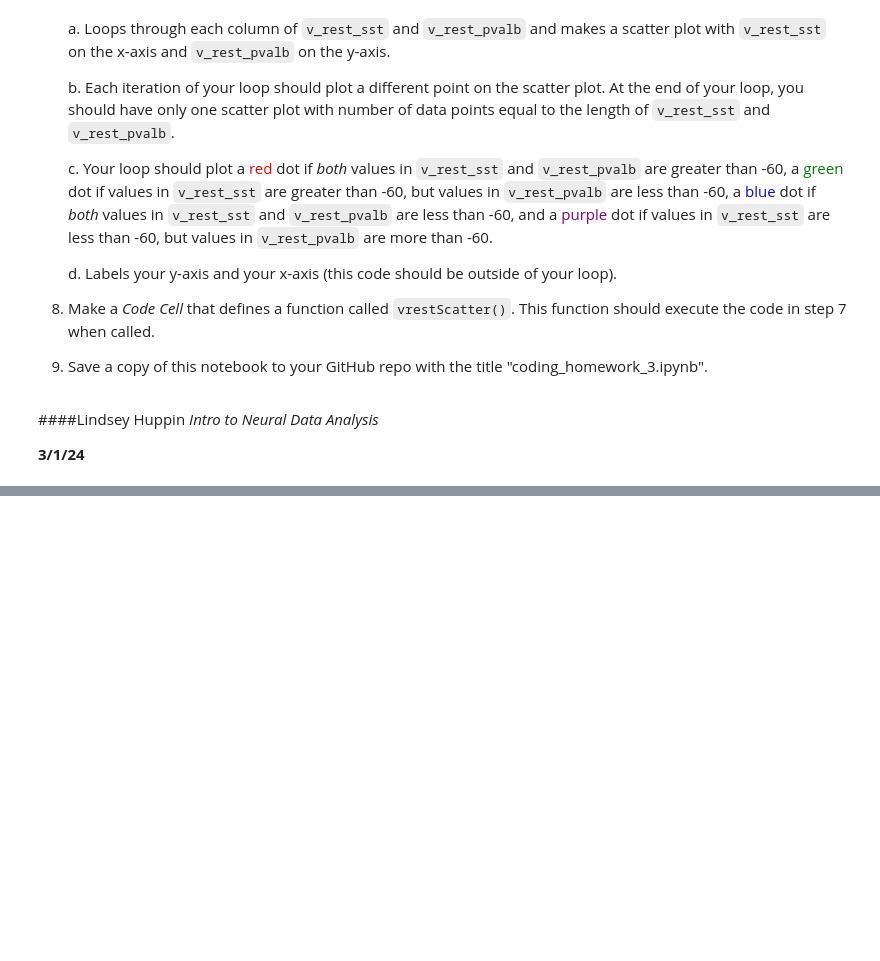
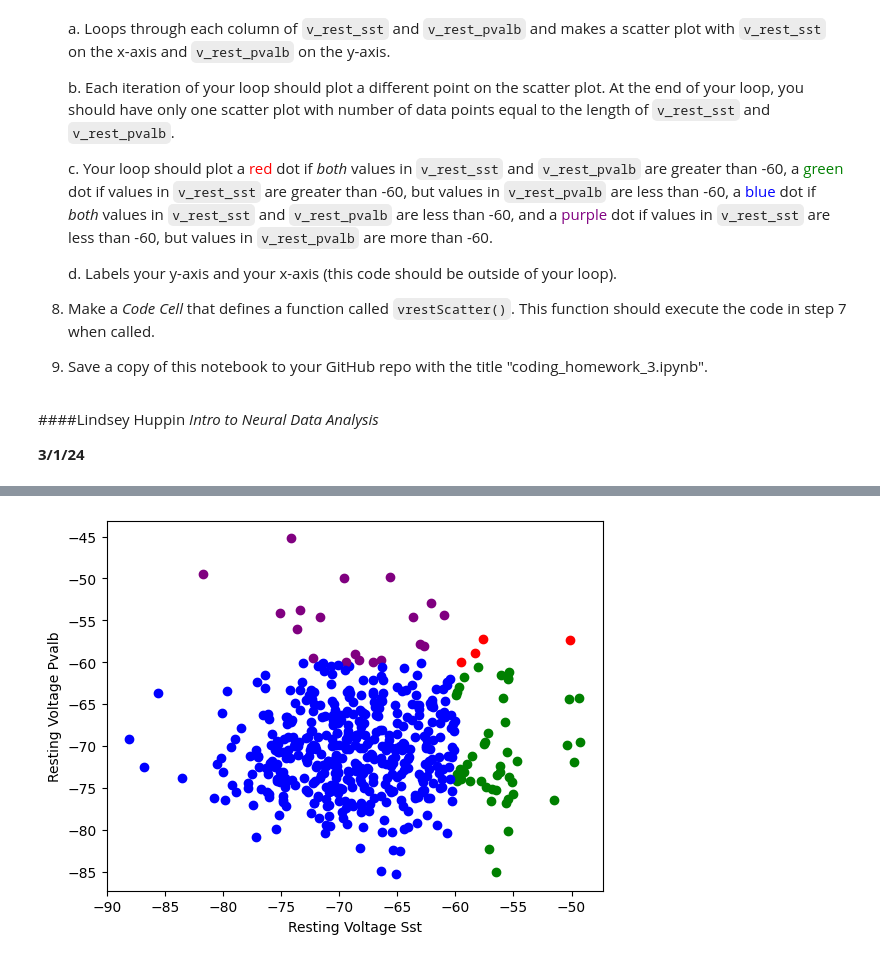
Before and after one commit to lindseyhuppin/Neur265Work, a Jupyter notebook: homework/coding_homework_3.ipynb, the cells around one changed output, grey strips where cells are left out. Cells and saved outputs as stored; diff of their text form; code cells hidden in the pictures; blank space fills up the shorter version.

```diff
--- a/homework/coding_homework_3.ipynb
+++ b/homework/coding_homework_3.ipynb
@@ -75,0 +103,16 @@ else:
+# %%
+#7 loop through sst and pvalb and create a scatterplot
+for i in range(len(v_rest_sst)):
+  if v_rest_sst[i]>-60 and v_rest_pvalb[i]>-60:
+    plt.scatter(v_rest_sst[i],v_rest_pvalb[i],color = 'r')
+  elif v_rest_sst[i]>-60:
+    plt.scatter(v_rest_sst[i],v_rest_pvalb[i], color = 'g')
+  elif v_rest_pvalb[i]>-60:
+    plt.scatter(v_rest_sst[i],v_rest_pvalb[i], color = 'purple')
+  else:
+    plt.scatter(v_rest_sst[i],v_rest_pvalb[i], color = 'b')
+plt.xlabel('Resting Voltage Sst')
+plt.ylabel('Resting Voltage Pvalb')
+plt.show()
+# %% [output]
+[figure, added]
```
Also changed, not shown: parts of 4 cells of this notebook.
